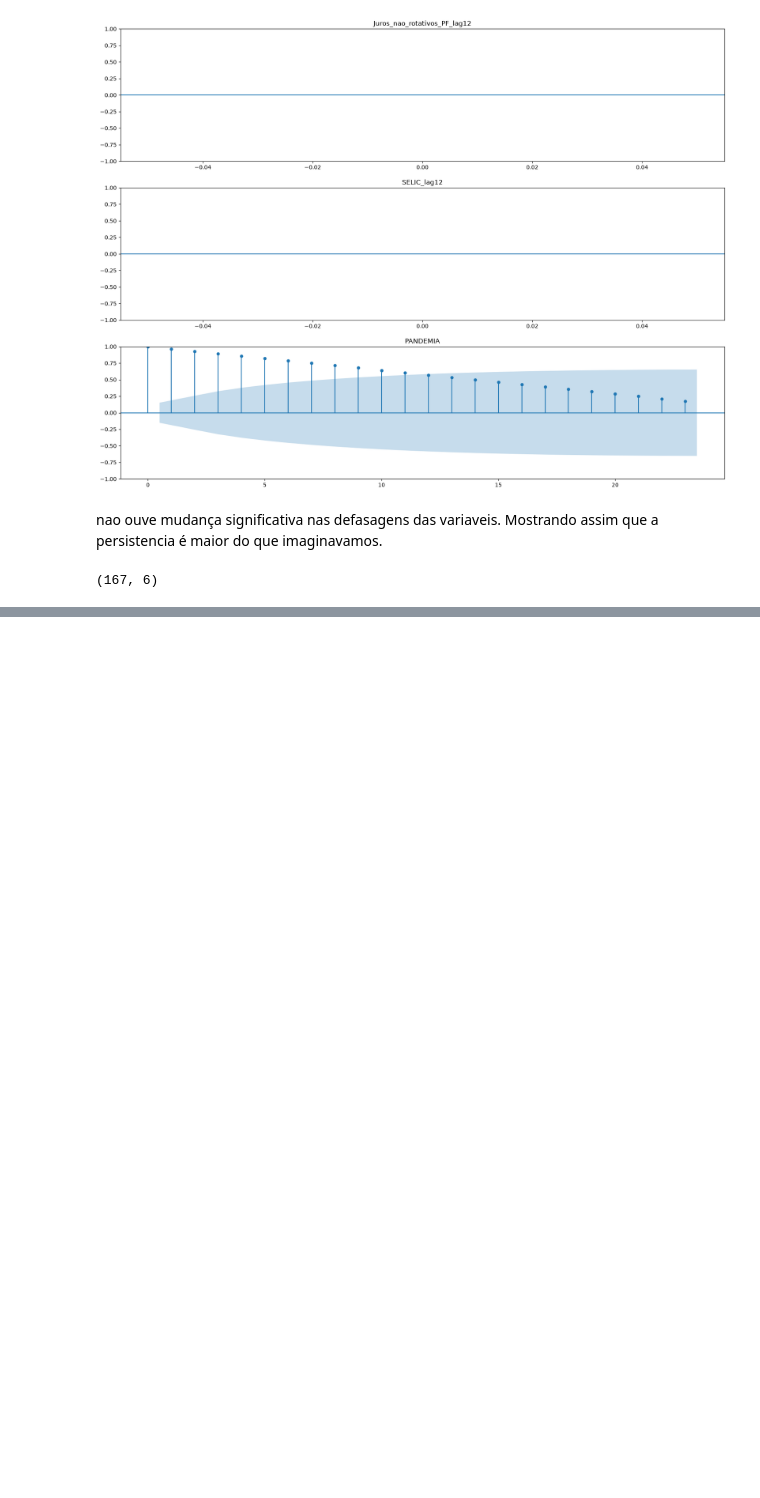
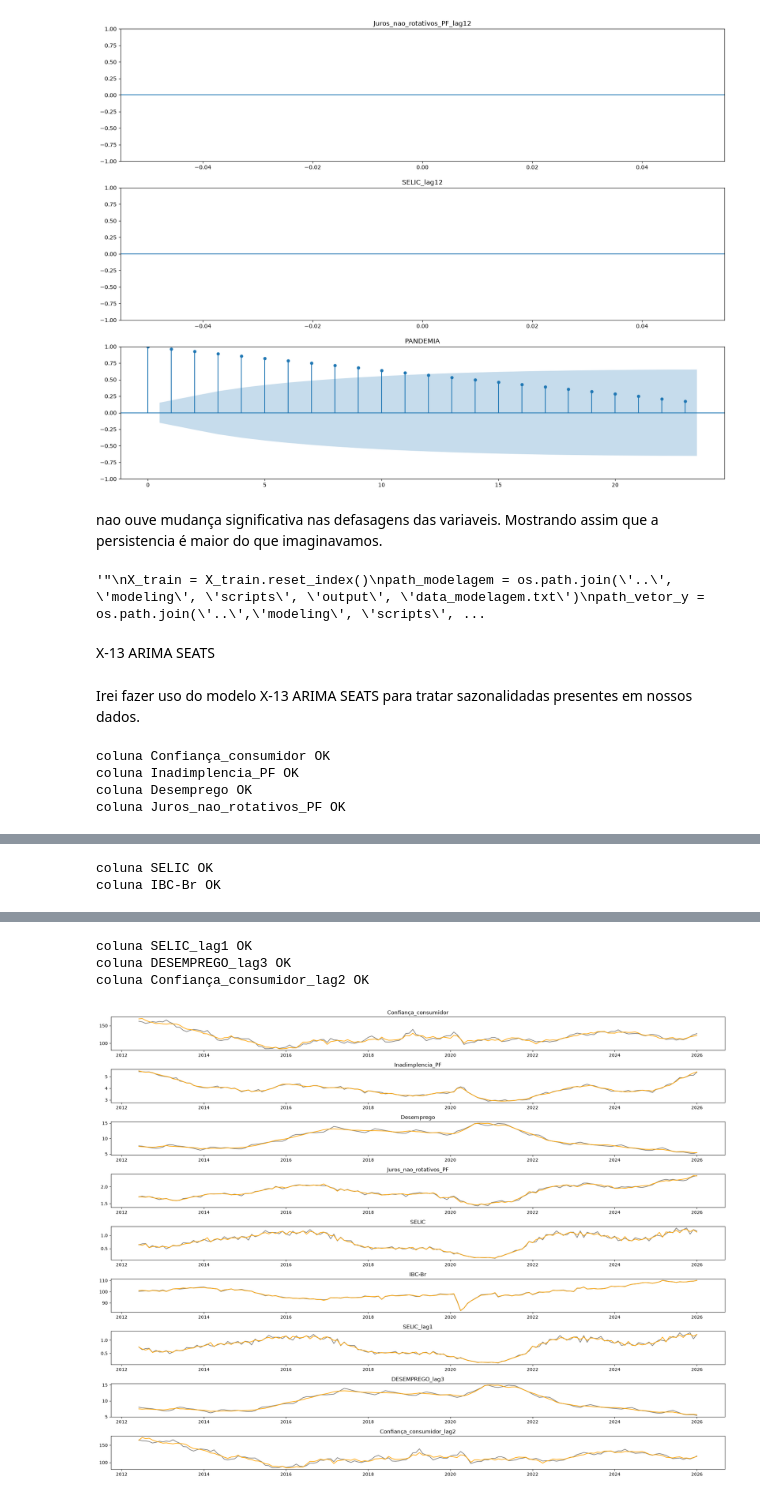
Before and after one commit to WesleySouza13/MacroEconomic-Modeling-Inverse-Problems-for-Default-Estimation-, a Jupyter notebook: notebooks/EDA.ipynb, the cells around one changed output, grey strips where cells are left out. Cells and saved outputs as stored; diff of their text form; code cells hidden in the pictures; blank space fills up the shorter version.

```diff
--- a/notebooks/EDA.ipynb
+++ b/notebooks/EDA.ipynb
@@ -381,15 +371,45 @@ for i, ax, in zip(cols_acf, axes):
 # %% [markdown]
 nao ouve mudança significativa nas defasagens das variaveis. Mostrando assim que a persistencia é maior do que imaginavamos.
 # %%
+""""
 X_train = X_train.reset_index()
 path_modelagem = os.path.join('..', 'modeling', 'scripts', 'output', 'data_modelagem.txt')
 path_vetor_y = os.path.join('..','modeling', 'scripts', 'output', 'vetor_resposta.txt')
 vetor_resposta = y_train
 vetor_resposta.to_csv(path_vetor_y, sep=',', index=False)
-X_train= X_train.drop(['data', 'Inadimplencia_PF', 'Juros_nao_rotativos_PF_lag12', 'SELIC_lag12', 'Juros_nao_rotativos_PF'], axis=1)
+X_train= X_train.drop(['data', 'Inadimplencia_PF', 'Juros_nao_rotativos_PF_lag12', 'SELIC_lag12', 'PANDEMIA'], axis=1)
 X_train.insert(0, 'intercepto',1)
 X_train.to_csv(path_modelagem, sep=',', index=False)
+"""
+# %% [output]
+'"\nX_train = X_train.reset_index()\npath_modelagem = os.path.join(\'..\', \'modeling\', \'scripts\', \'output\', \'data_modelagem.txt\')\npath_vetor_y = os.path.join(\'..\',\'modeling\', \'scripts\', ...
-# %%
-X_train.shape
-# %% [output]
-(167, 6)
+# %% [markdown]
+X-13 ARIMA SEATS
+# %% [markdown]
+Irei fazer uso do modelo X-13 ARIMA SEATS para tratar sazonalidadas presentes em nossos dados.
+# %%
+X_train = X_train.drop(['Juros_nao_rotativos_PF_lag12', 'SELIC_lag12', 'PANDEMIA'], axis=1)
+# %%
+# criando atrasos
+X_train['SELIC_lag1'] = X_train['SELIC'].shift(1)
+X_train['DESEMPREGO_lag3'] = X_train['Desemprego'].shift(3)
+X_train['Confiança_consumidor_lag2'] = X_train['Confiança_consumidor'].shift(2)
+X_train = X_train.dropna()
+# %%
+X13_PATH = "C:\\Users\\souza\\Downloads\\x13as_ascii-v1-1-b62 (1)\\x13as"
+
+fig, axes = plt.subplots(X_train.shape[1], 1, figsize=(20,15))
+for x13_cols, ax in zip(X_train.columns, axes):
+    original = X_train[x13_cols]
+    resultado = x13_arima_analysis(X_train[x13_cols], x12path=X13_PATH)
+    X_train[x13_cols] = resultado.seasadj
+    print(f'coluna {x13_cols} OK')
+    ax.plot(original, label='original', color='grey')
+    ax.plot(X_train[x13_cols], label='X-13 ARIMA SEATS', color='orange')
+    ax.set_title(f'{x13_cols}')
+    fig.tight_layout()
+# %% [output]
+coluna Confiança_consumidor OK
+coluna Inadimplencia_PF OK
+coluna Desemprego OK
+coluna Juros_nao_rotativos_PF OK
@@ -395,0 +417,2 @@ X_train.shape
+coluna SELIC OK
+coluna IBC-Br OK
@@ -395,0 +420,4 @@ X_train.shape
+coluna SELIC_lag1 OK
+coluna DESEMPREGO_lag3 OK
+coluna Confiança_consumidor_lag2 OK
+[figure, added]
```
Also changed, not shown: parts of 8 cells of this notebook, 5 other files.
